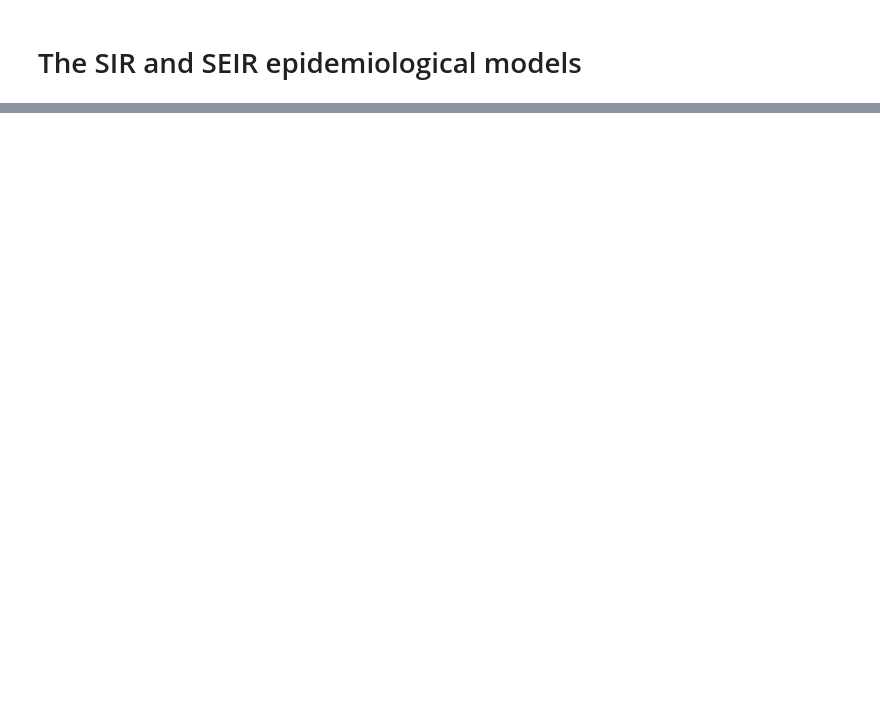
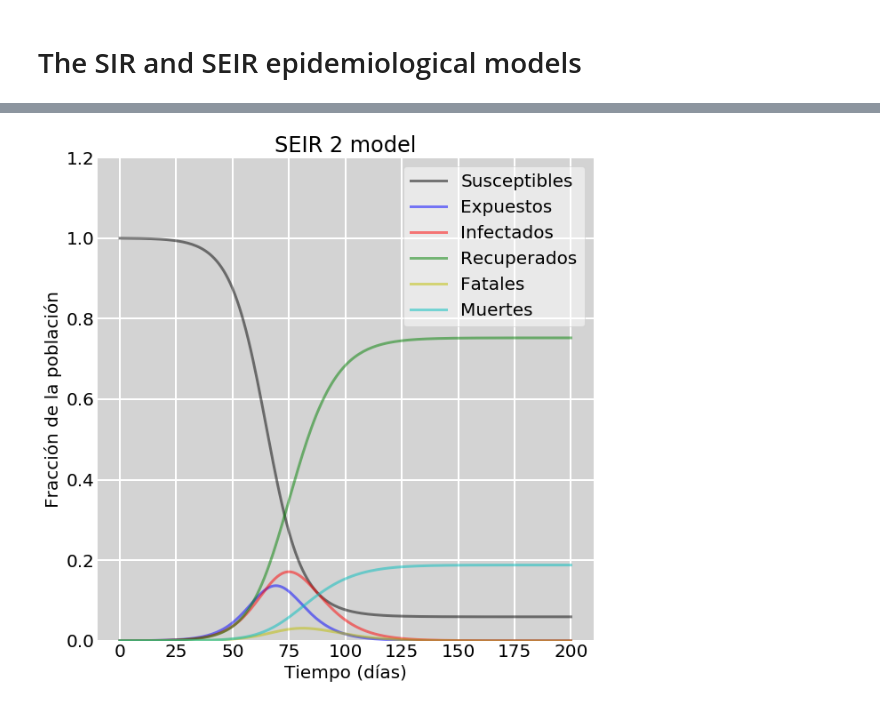
Before and after one commit to jjgomezcadenas/C19, a Jupyter notebook: nb/SEIR2.ipynb, the cells around one changed output, grey strips where cells are left out. Cells and saved outputs as stored; diff of their text form; code cells hidden in the pictures; blank space fills up the shorter version.

Commit message:
Added SEIR2 model

```diff
--- a/nb/SEIR2.ipynb
+++ b/nb/SEIR2.ipynb
@@ -419,0 +81,47 @@ cplt.plot_ICAA(dca, ub,
+# %%
+N                = 1000
+ND               = 200
+TS               = 1.0
+t_start          = 0.0
+t_end            = ND
+t_inc            = TS
+t_range          = np.arange(t_start, t_end+t_inc, t_inc)
+R0, Gamma, Sigma, G = 3, 1./7, 1./5., 1/7
+Beta             = Gamma * R0
+Phi              = 0.2
+Lamda            = 1 / 10.
+k                = 100
+I0, E0, D0, P0, RX   = 1E-4, 1E-4, 0, 0.5, 0
+S0               = 1 - I0 - E0
+Y0               = (S0, E0, I0, RX, D0, P0)
+# %%
+seir2 = cbm.compute_seir2(N, Y0, R0, Gamma, Sigma, Phi, G, Lamda, k,
+                  t_range, ts = [(0, 400)], ms=[1.0])
+# %%
+def plot_seir2(sir, T, figsize=(10,10), facecolor='LightGrey'):
+    """Plot the data on 6 separate curves for S(t), E(t),I(t), R(t), D(t) & P(t) """
+    fig = plt.figure(figsize=figsize)
+    ax = fig.add_subplot(111, axisbelow=True)
+    ax.set_facecolor(facecolor)
+    ax.plot(sir.t, sir.S, 'k', alpha=0.5, lw=3, label='Susceptibles')
+    ax.plot(sir.t, sir.E, 'b', alpha=0.5, lw=3, label='Expuestos')
+    ax.plot(sir.t, sir.I, 'r', alpha=0.5, lw=3, label='Infectados')
+    ax.plot(sir.t, sir.R, 'g', alpha=0.5, lw=3, label='Recuperados')
+    ax.plot(sir.t, sir.D, 'y', alpha=0.5, lw=3, label='Fatales')
+    ax.plot(sir.t, sir.M, 'c', alpha=0.5, lw=3, label='Muertes')
+    ax.set_xlabel('Tiempo (días)')
+    ax.set_ylabel('Fracción de la población')
+    ax.set_ylim(0,1.2)
+    ax.yaxis.set_tick_params(length=0)
+    ax.xaxis.set_tick_params(length=0)
+    ax.grid(b=True, which='major', c='w', lw=2, ls='-')
+    legend = ax.legend()
+    legend.get_frame().set_alpha(0.5)
+    for spine in ('top', 'right', 'bottom', 'left'):
+        ax.spines[spine].set_visible(False)
+    plt.title(T)
+    plt.show()
+# %%
+plot_seir2(seir2, T='SEIR 2 model', figsize=(10,10), facecolor='LightGrey')
+# %% [output]
+[figure, added]
```
Also changed, not shown: parts of 70 cells of this notebook, 2 other files.
